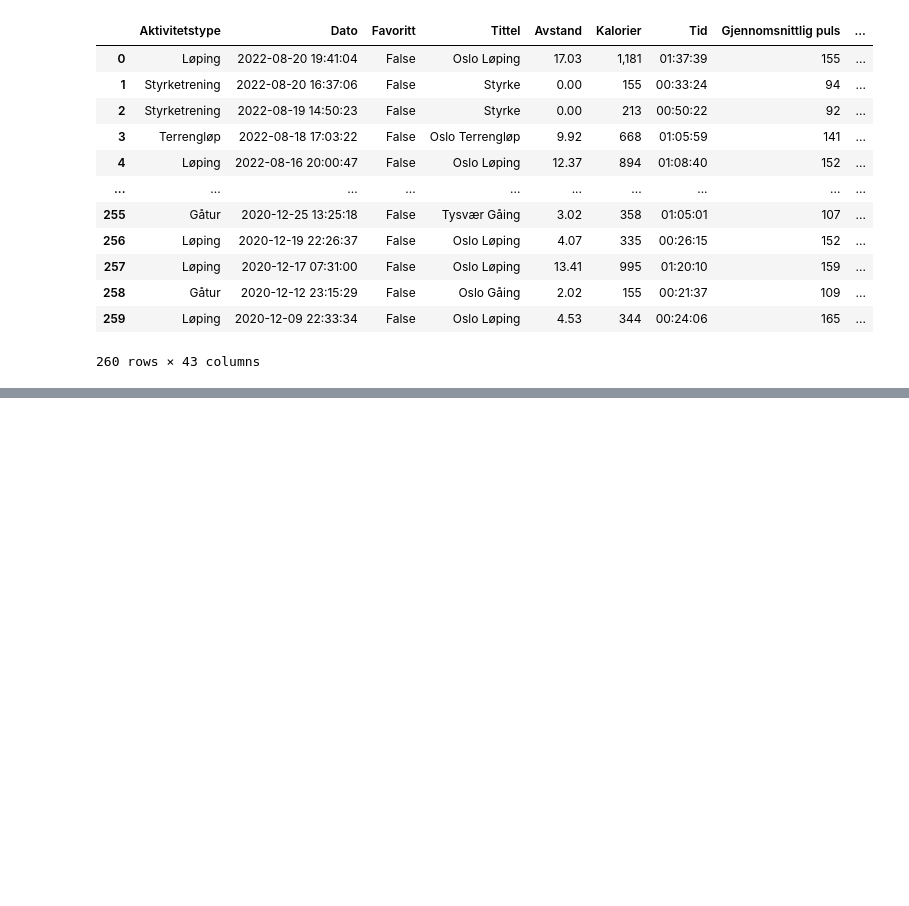
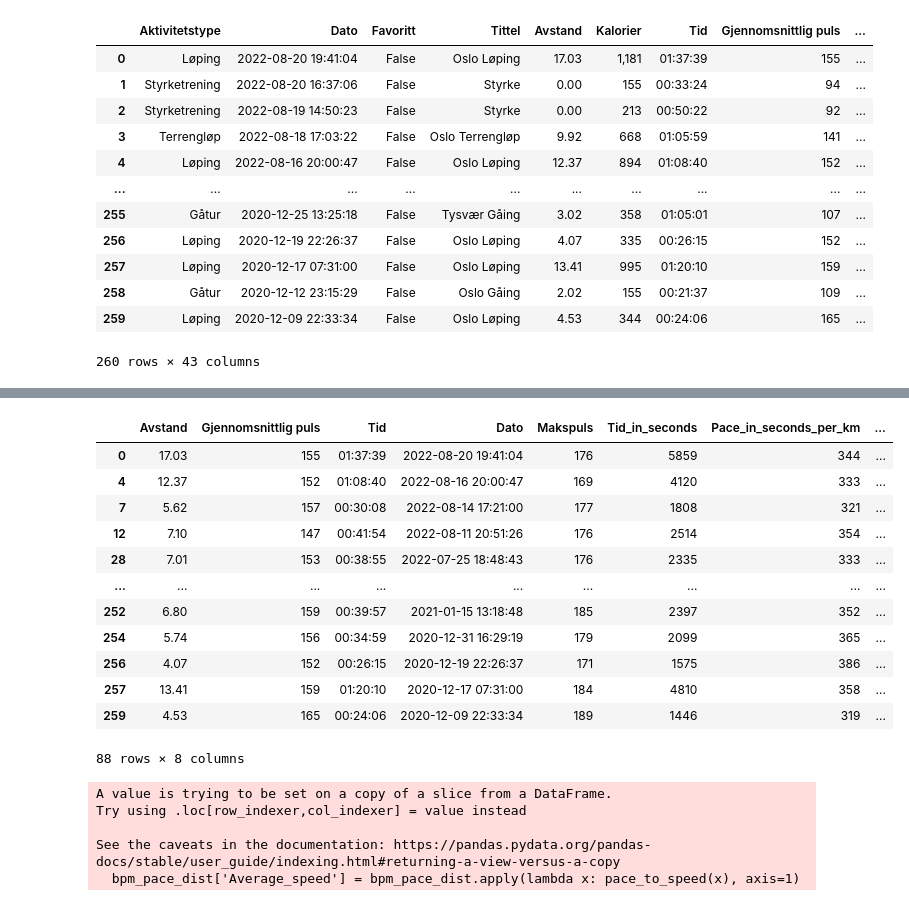
Before and after one commit to dsorenes/Runcrunch, a Jupyter notebook: training_data.ipynb, the cells around one changed output, grey strips where cells are left out. Cells and saved outputs as stored; diff of their text form; code cells hidden in the pictures; blank space fills up the shorter version.

```diff
--- a/training_data.ipynb
+++ b/training_data.ipynb
@@ -42,0 +41,11 @@ df
+# %%
+bpm_pace_dist = df[['Avstand', 'Gjennomsnittlig puls', 'Tid', 'Dato', 'Makspuls']]
+# %%
+from datetime import datetime, timedelta
+
+def time_to_seconds(timestamp):
+    t = datetime.strptime(timestamp[:8], "%H:%M:%S")
+    delta = timedelta(hours=t.hour, minutes=t.minute, seconds=t.second)
+    return int(delta.total_seconds())
+
+bpm_pace_dist['Tid_in_seconds'] = bpm_pace_dist['Tid'].apply(lambda d: str(time_to_seconds(d)))
@@ -42,0 +96,27 @@ df
+# %%
+bpm_pace_dist
+# %% [output]
+|  | Avstand | Gjennomsnittlig puls | Tid | Dato | Makspuls | Tid_in_seconds | Pace_in_seconds_per_km | ... |
+| 0 | 17.03 | 155 | 01:37:39 | 2022-08-20 19:41:04 | 176 | 5859 | 344 | ... |
+| 4 | 12.37 | 152 | 01:08:40 | 2022-08-16 20:00:47 | 169 | 4120 | 333 | ... |
+| 7 | 5.62 | 157 | 00:30:08 | 2022-08-14 17:21:00 | 177 | 1808 | 321 | ... |
+| 12 | 7.10 | 147 | 00:41:54 | 2022-08-11 20:51:26 | 176 | 2514 | 354 | ... |
+| 28 | 7.01 | 153 | 00:38:55 | 2022-07-25 18:48:43 | 176 | 2335 | 333 | ... |
+| ... | ... | ... | ... | ... | ... | ... | ... | ... |
+| 252 | 6.80 | 159 | 00:39:57 | 2021-01-15 13:18:48 | 185 | 2397 | 352 | ... |
+| 254 | 5.74 | 156 | 00:34:59 | 2020-12-31 16:29:19 | 179 | 2099 | 365 | ... |
+| 256 | 4.07 | 152 | 00:26:15 | 2020-12-19 22:26:37 | 171 | 1575 | 386 | ... |
+| 257 | 13.41 | 159 | 01:20:10 | 2020-12-17 07:31:00 | 184 | 4810 | 358 | ... |
+| 259 | 4.53 | 165 | 00:24:06 | 2020-12-09 22:33:34 | 189 | 1446 | 319 | ... |
+88 rows × 8 columns
+# %%
+def pace_to_speed(df):
+    return 3600 / int(df['Pace_in_seconds_per_km'])
+
+bpm_pace_dist['Average_speed'] = bpm_pace_dist.apply(lambda x: pace_to_speed(x), axis=1)
+# %% [output]
+A value is trying to be set on a copy of a slice from a DataFrame.
+Try using .loc[row_indexer,col_indexer] = value instead
+
+See the caveats in the documentation: https://pandas.pydata.org/pandas-docs/stable/user_guide/indexing.html#returning-a-view-versus-a-copy
+  bpm_pace_dist['Average_speed'] = bpm_pace_dist.apply(lambda x: pace_to_speed(x), axis=1)
```
Also changed, not shown: parts of 13 cells of this notebook.
